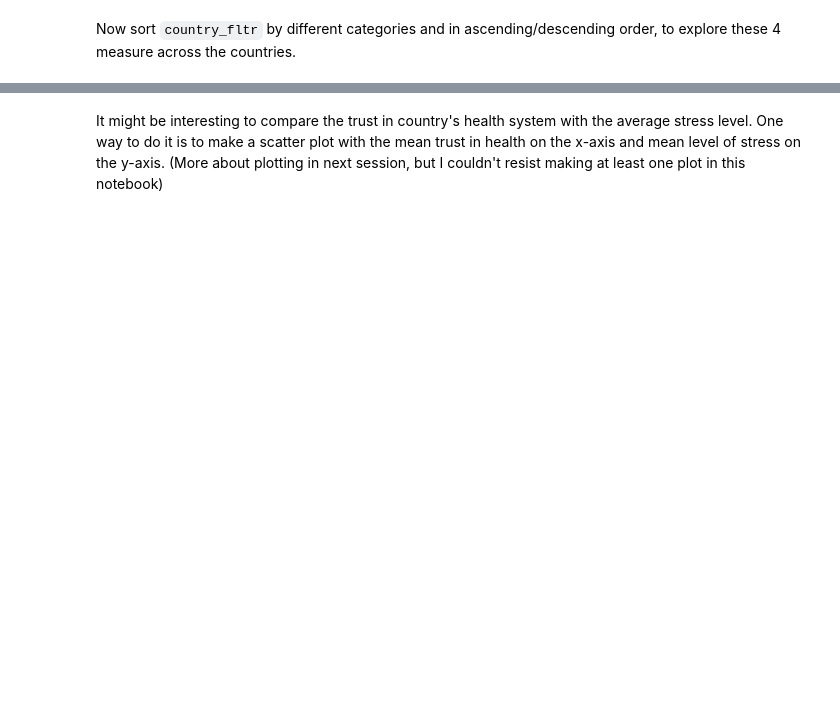
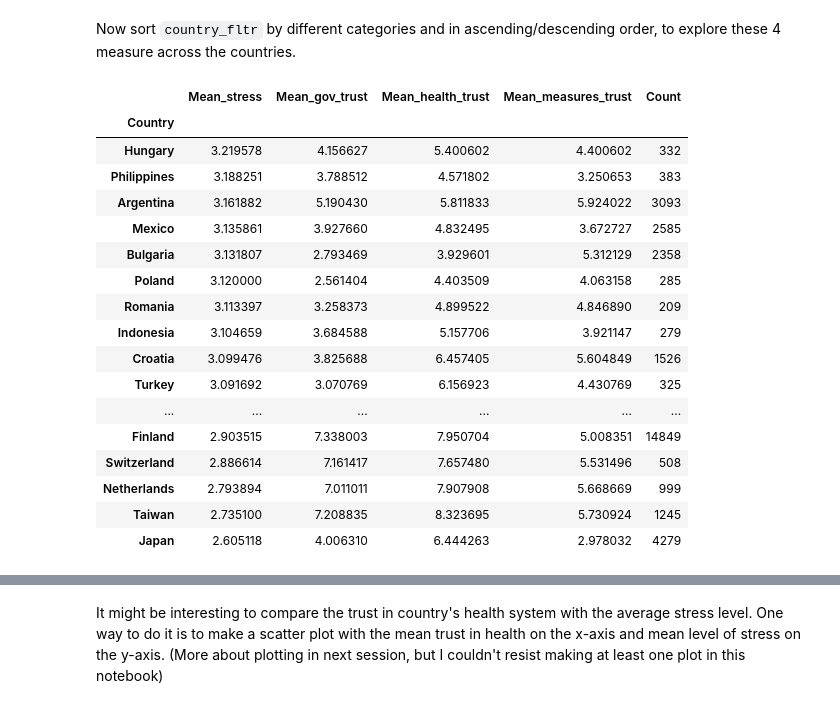
Before and after one commit to RastislavTuranyi/WDSS, a Jupyter notebook: session-one-project-questions.ipynb, the cells around one changed output, grey strips where cells are left out. Cells and saved outputs as stored; diff of their text form; code cells hidden in the pictures; blank space fills up the shorter version.

```diff
--- a/session-one-project-questions.ipynb
+++ b/session-one-project-questions.ipynb
@@ -288,2 +503,23 @@ country_fltr = country_df[country_df.Count>200]
 # %% [markdown]
 Now sort `country_fltr` by different categories and in ascending/descending order, to explore these 4 measure across the countries.
+# %%
+country_fltr.sort_values('Mean_stress', ascending=False)
+# %% [output]
+|  | Mean_stress | Mean_gov_trust | Mean_health_trust | Mean_measures_trust | Count |
+| Country |  |  |  |  |  |
+| Hungary | 3.219578 | 4.156627 | 5.400602 | 4.400602 | 332 |
+| Philippines | 3.188251 | 3.788512 | 4.571802 | 3.250653 | 383 |
+| Argentina | 3.161882 | 5.190430 | 5.811833 | 5.924022 | 3093 |
+| Mexico | 3.135861 | 3.927660 | 4.832495 | 3.672727 | 2585 |
+| Bulgaria | 3.131807 | 2.793469 | 3.929601 | 5.312129 | 2358 |
+| Poland | 3.120000 | 2.561404 | 4.403509 | 4.063158 | 285 |
+| Romania | 3.113397 | 3.258373 | 4.899522 | 4.846890 | 209 |
+| Indonesia | 3.104659 | 3.684588 | 5.157706 | 3.921147 | 279 |
+| Croatia | 3.099476 | 3.825688 | 6.457405 | 5.604849 | 1526 |
+| Turkey | 3.091692 | 3.070769 | 6.156923 | 4.430769 | 325 |
+| ... | ... | ... | ... | ... | ... |
+| Finland | 2.903515 | 7.338003 | 7.950704 | 5.008351 | 14849 |
+| Switzerland | 2.886614 | 7.161417 | 7.657480 | 5.531496 | 508 |
+| Netherlands | 2.793894 | 7.011011 | 7.907908 | 5.668669 | 999 |
+| Taiwan | 2.735100 | 7.208835 | 8.323695 | 5.730924 | 1245 |
+| Japan | 2.605118 | 4.006310 | 6.444263 | 2.978032 | 4279 |
```
Also changed, not shown: parts of 32 cells of this notebook, 5 other files.
